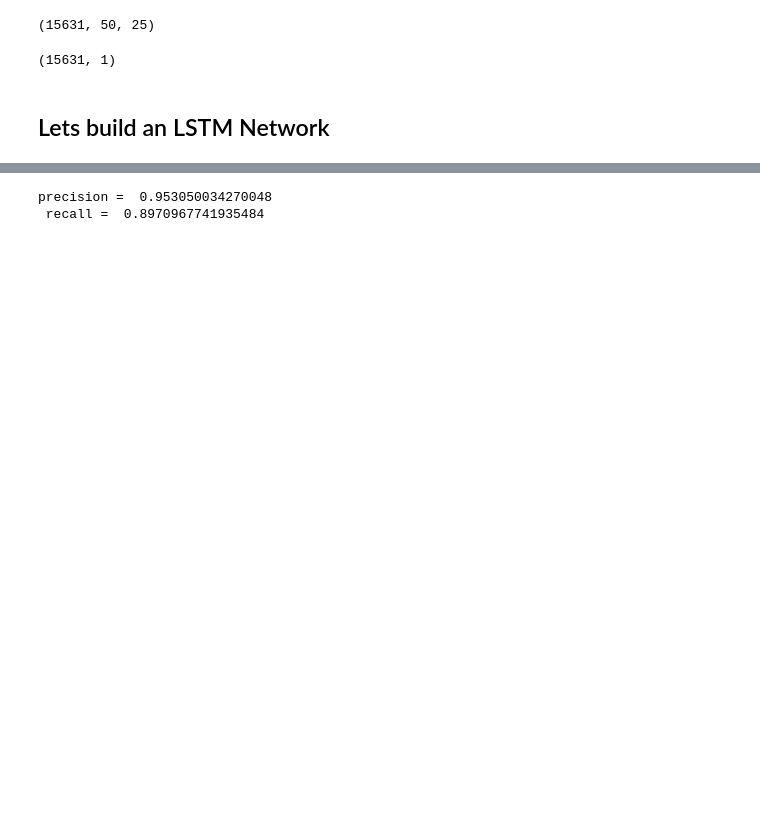
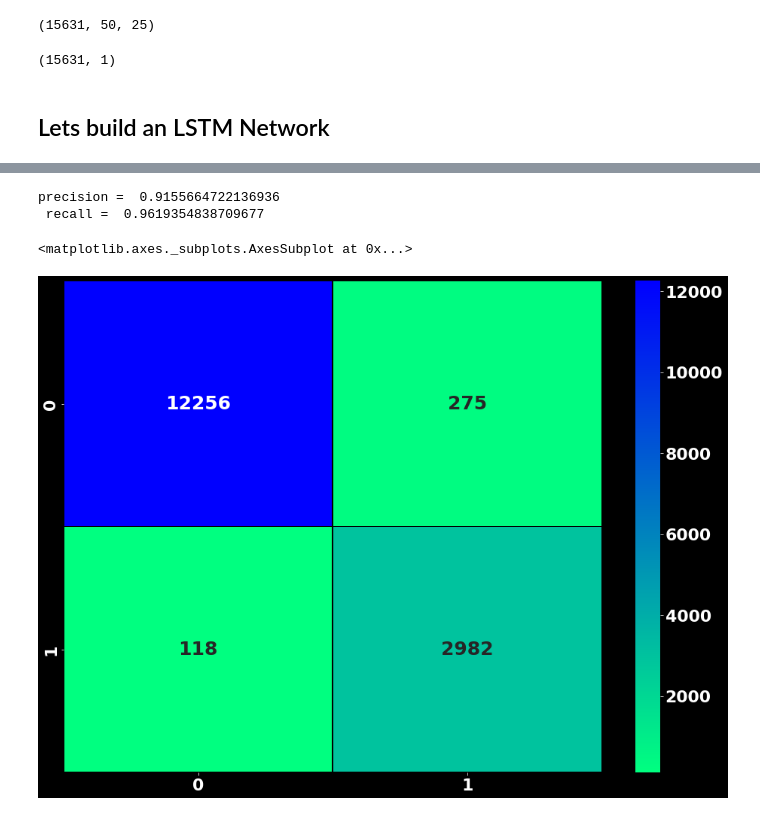
Before and after one commit to rajuzumaki2207/Time_series_Sequence, a Jupyter notebook: RUL_TurboFan/4_TurboFan_LSTMs.ipynb, the cells around one changed output, grey strips where cells are left out. Saved outputs shown, nothing was run; the diff lists cells and outputs as text; code cells hidden in the pictures; blank space fills up the shorter version.

```diff
--- a/RUL_TurboFan/4_TurboFan_LSTMs.ipynb
+++ b/RUL_TurboFan/4_TurboFan_LSTMs.ipynb
@@ -19,7 +19,9 @@ from sklearn.linear_model import LinearRegression
 from sklearn.metrics import mean_squared_error, r2_score
 
 import os
-plt.style.use('dark_background')
+
+
+
 plt.rcParams["figure.figsize"] = (20,10)
 font = {'family' : 'normal',
         'weight' : 'bold',
@@ -461,6 +500,6 @@ from keras import callbacks
 
 %time
 # fit the network
-model.fit(seq_array, label_array, epochs=10, batch_size=200, validation_split=0.05, verbose=1,
-          callbacks = [keras.callbacks.EarlyStopping(monitor='val_loss', min_delta=0, patience=3, verbose=0, mode='auto')])
+history = model.fit(seq_array, label_array, epochs=50, batch_size=200, validation_split=0.05, verbose=1,
+          callbacks = [model_checkpoint_callback, model_early_stopping])
 # %% [output]
@@ -482,3 +544,7 @@ Epoch 6/10
+# %%
+## load model
+from tensorflow import keras
+model = keras.models.load_model('/content/drive/MyDrive/ML/Projects/RUL_TurboFan')
 # %%
 # training metrics
 scores = model.evaluate(seq_array, label_array, verbose=1, batch_size=200)
@@ -508,5 +574,12 @@ precision = precision_score(y_true, y_pred)
 recall = recall_score(y_true, y_pred)
 print( 'precision = ', precision, '\n', 'recall = ', recall)
 # %% [output]
-precision =  0.953050034270048
- recall =  0.8970967741935484
+precision =  0.9155664722136936
+ recall =  0.9619354838709677
+# %%
+cm = confusion_matrix(y_true, y_pred)
+plt.figure(figsize=(16,12))
+sns.heatmap(cm,annot=True,annot_kws={"size": 25},linewidths=0.7,linecolor="black",cmap="winter_r",fmt="d")
+# %% [output]
+<matplotlib.axes._subplots.AxesSubplot at 0x...>
+[figure, added]
```
Also changed, not shown: parts of 44 cells of this notebook.
